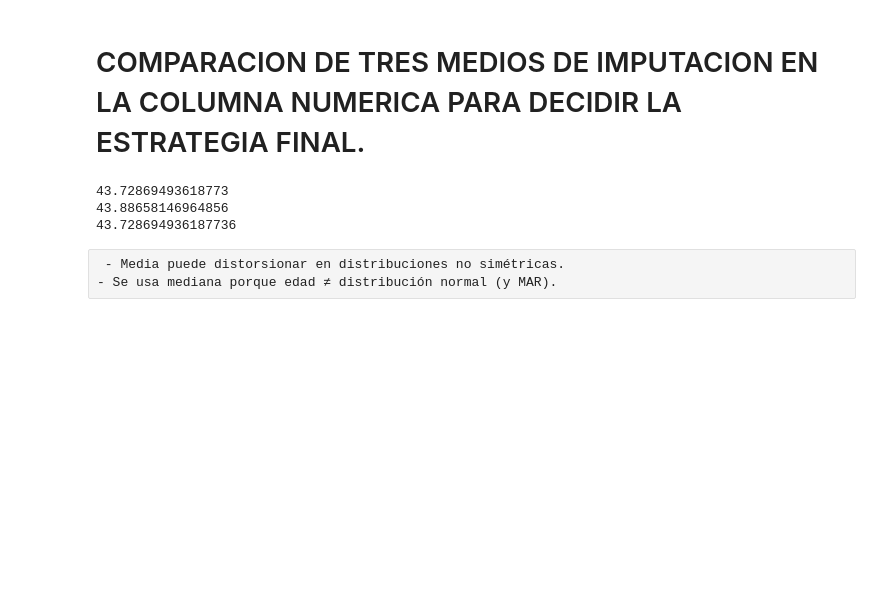
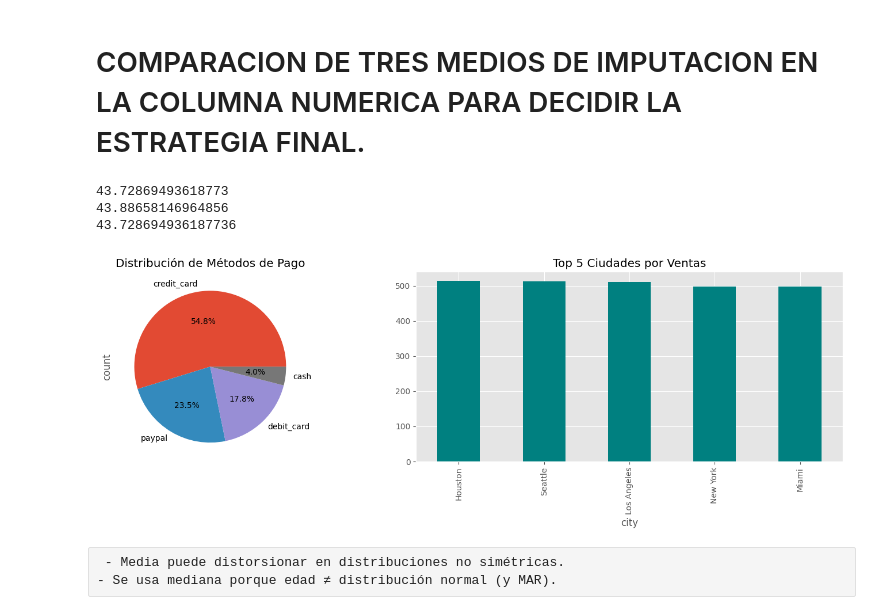
Before and after one commit to fjve-v/analisis_everpeak, a Jupyter notebook: DIAGNOSTICO_RAPIDO_DE_CALIDAD_DE_DATOS.ipynb, the cells around one changed output. Cells and saved outputs as stored; diff of their text form; code cells hidden in the pictures; blank space fills up the shorter version.

Commit message:
Se agrega graficas para interpretacion visual

```diff
--- a/DIAGNOSTICO_RAPIDO_DE_CALIDAD_DE_DATOS.ipynb
+++ b/DIAGNOSTICO_RAPIDO_DE_CALIDAD_DE_DATOS.ipynb
@@ -133,6 +133,26 @@ print(after_mean)
 43.72869493618773
 43.88658146964856
 43.728694936187736
+# %%
+import matplotlib.pyplot as plt
+import seaborn as sns
+
+# Configuración estética
+plt.style.use('ggplot')
+fig, ax = plt.subplots(1, 2, figsize=(15, 5))
+
+# Gráfico 1: Métodos de Pago
+df['payment_method'].value_counts().plot(kind='pie', autopct='%1.1f%%', ax=ax[0])
+ax[0].set_title('Distribución de Métodos de Pago')
+
+# Gráfico 2: Top 5 Ciudades
+df['city'].value_counts().head(5).plot(kind='bar', ax=ax[1], color='teal')
+ax[1].set_title('Top 5 Ciudades por Ventas')
+
+plt.tight_layout()
+plt.show()
+# %% [output]
+[figure, added]
 # %% [raw]
  - Media puede distorsionar en distribuciones no simétricas.
 - Se usa mediana porque edad ≠ distribución normal (y MAR).
```
